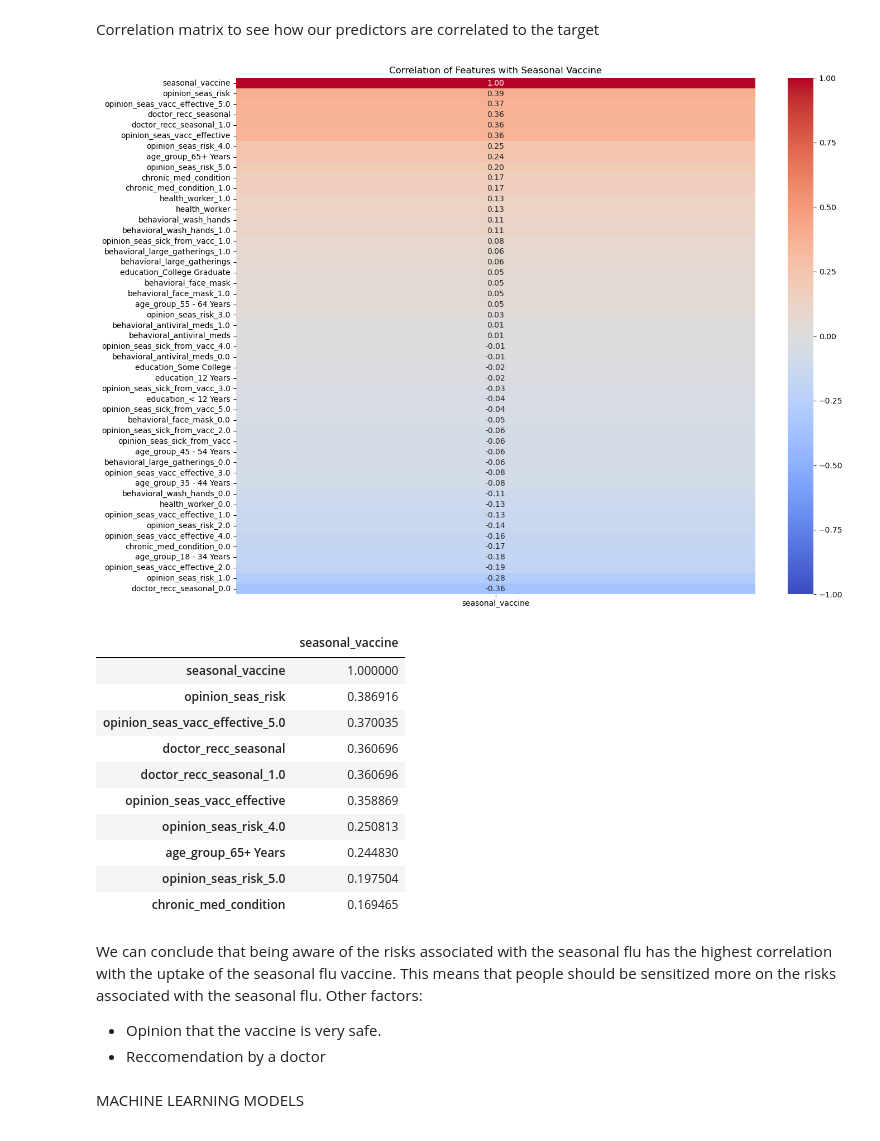
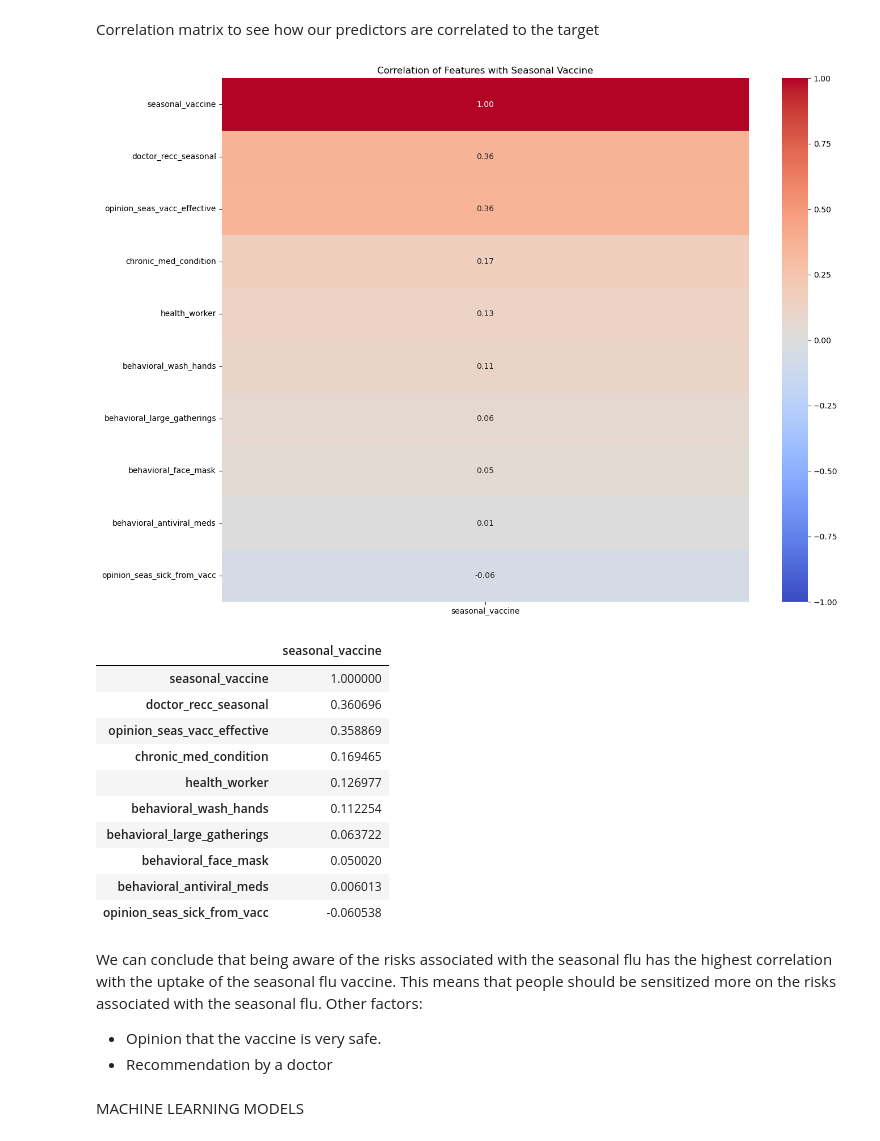
Before and after one commit to MedTechBro/PHASE-3-PROJECT, a Jupyter notebook: JupyterNotebook.ipynb, the cells around one changed output. Drawn from its saved outputs; the diff is of its cells as text; code cells hidden in the pictures.

```diff
--- a/JupyterNotebook.ipynb
+++ b/JupyterNotebook.ipynb
@@ -354,38 +354,35 @@ memory usage: 1.6 MB
 Correlation matrix to see how our predictors are correlated to the target
 # %%
 
-# Drop duplicate columns with the same name
 training_set_e_unique = training_set_e.loc[:, ~training_set_e.columns.duplicated()]
 
-# Calculate the correlation matrix
-correlation_matrix = training_set_e_unique.corr()
+correlation_matrix = training_set_e_unique.corr().head(10)
 
-# Plot the heatmap
 plt.figure(figsize=(15, 12))
 sns.heatmap(correlation_matrix[['seasonal_vaccine']].sort_values(by='seasonal_vaccine', ascending=False),
             annot=True, cmap='coolwarm', fmt=".2f", vmin=-1, vmax=1)
 plt.title('Correlation of Features with Seasonal Vaccine')
 plt.show()
 
 correlation_matrix[['seasonal_vaccine']].sort_values(by='seasonal_vaccine', ascending=False).head(10)
 # %% [output]
-[figure, old version]
+[figure, new version]
 |  | seasonal_vaccine |
 | seasonal_vaccine | 1.000000 |
-| opinion_seas_risk | 0.386916 |
-| opinion_seas_vacc_effective_5.0 | 0.370035 |
 | doctor_recc_seasonal | 0.360696 |
-| doctor_recc_seasonal_1.0 | 0.360696 |
 | opinion_seas_vacc_effective | 0.358869 |
-| opinion_seas_risk_4.0 | 0.250813 |
-| age_group_65+ Years | 0.244830 |
-| opinion_seas_risk_5.0 | 0.197504 |
 | chronic_med_condition | 0.169465 |
+| health_worker | 0.126977 |
+| behavioral_wash_hands | 0.112254 |
+| behavioral_large_gatherings | 0.063722 |
+| behavioral_face_mask | 0.050020 |
+| behavioral_antiviral_meds | 0.006013 |
+| opinion_seas_sick_from_vacc | -0.060538 |
 # %% [markdown]
 We can conclude that being aware of the risks associated with the seasonal flu has the highest correlation with the uptake of the seasonal flu vaccine. This means that people should be sensitized more on the risks associated with the seasonal flu.
 Other factors:
 - Opinion that the vaccine is very safe.
-- Reccomendation by a doctor
+- Recommendation by a doctor
 # %% [markdown]
 MACHINE LEARNING MODELS
 # %% [markdown]
```
Also changed, not shown: parts of 1 cell of this notebook, 1 other file.
